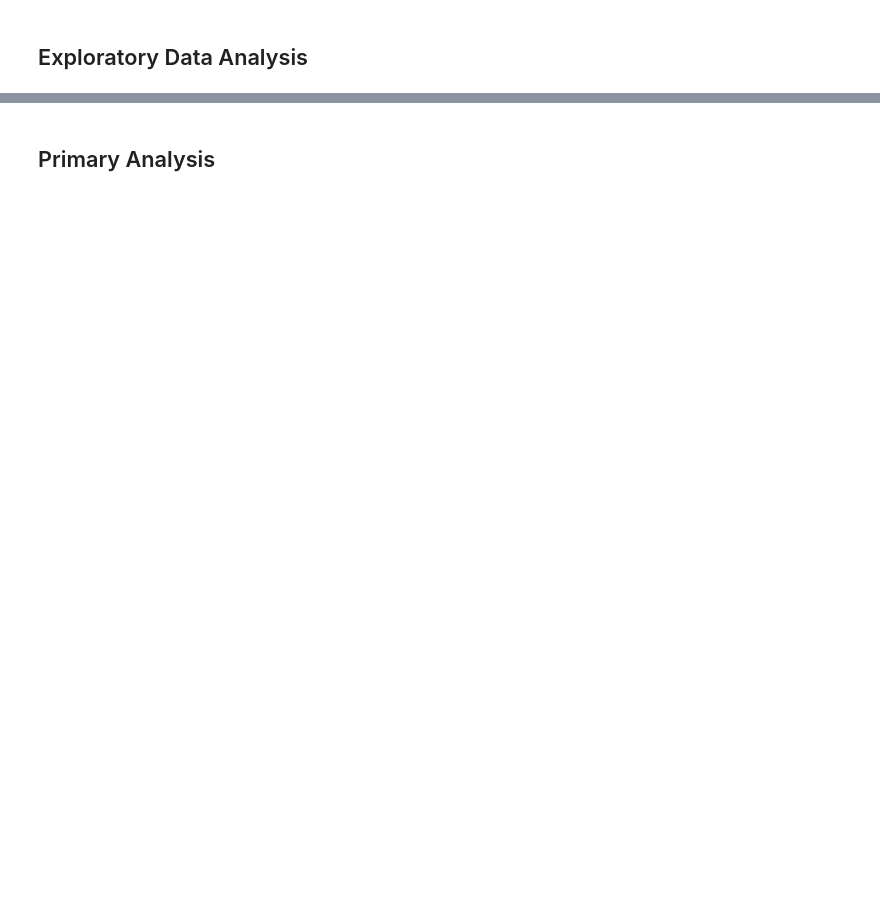
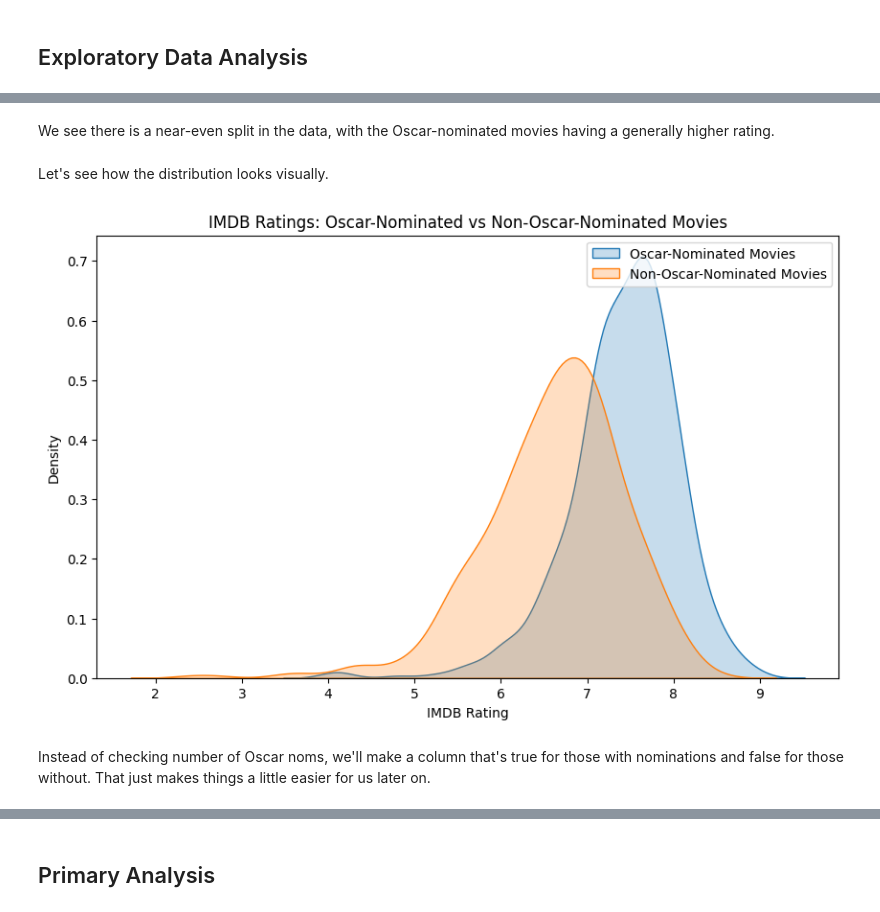
Before and after one commit to rmhopkins4/rmhopkins4.github.io, a Jupyter notebook: checkpoint_3.ipynb, the cells around one changed output, grey strips where cells are left out. Saved outputs shown, nothing was run; the diff lists cells and outputs as text; code cells hidden in the pictures; blank space fills up the shorter version.

```diff
--- a/checkpoint_3.ipynb
+++ b/checkpoint_3.ipynb
@@ -360,0 +458,8 @@ movie_df.describe() # Convenient method on dataframes
+# %%
+oscar_nom = exploration_1_movie_df[movie_df['Oscar_nominated'] > 0]['rate']
+non_oscar_nom = exploration_1_movie_df[movie_df['Oscar_nominated'] == 0]['rate']
+
+print("Summary Statistics for Oscar-Nominated Movies:")
+print(oscar_nom.describe())
+print("\nSummary Statistics for Non-Oscar-Nominated Movies:")
+print(non_oscar_nom.describe())
@@ -360,0 +484,17 @@ movie_df.describe() # Convenient method on dataframes
+# %% [markdown]
+We see there is a near-even split in the data, with the Oscar-nominated movies having a generally higher rating.
+# %% [markdown]
+Let's see how the distribution looks visually.
+# %%
+plt.figure(figsize=(10, 6))
+sns.kdeplot(oscar_nom, label='Oscar-Nominated Movies', fill=True)
+sns.kdeplot(non_oscar_nom, label='Non-Oscar-Nominated Movies', fill=True)
+plt.title('IMDB Ratings: Oscar-Nominated vs Non-Oscar-Nominated Movies')
+plt.xlabel('IMDB Rating')
+plt.ylabel('Density')
+plt.legend()
+plt.show()
+# %% [output]
+[figure, added]
+# %% [markdown]
+Instead of checking number of Oscar noms, we'll make a column that's true for those with nominations and false for those without. That just makes things a little easier for us later on.
```
Also changed, not shown: parts of 71 cells of this notebook.
